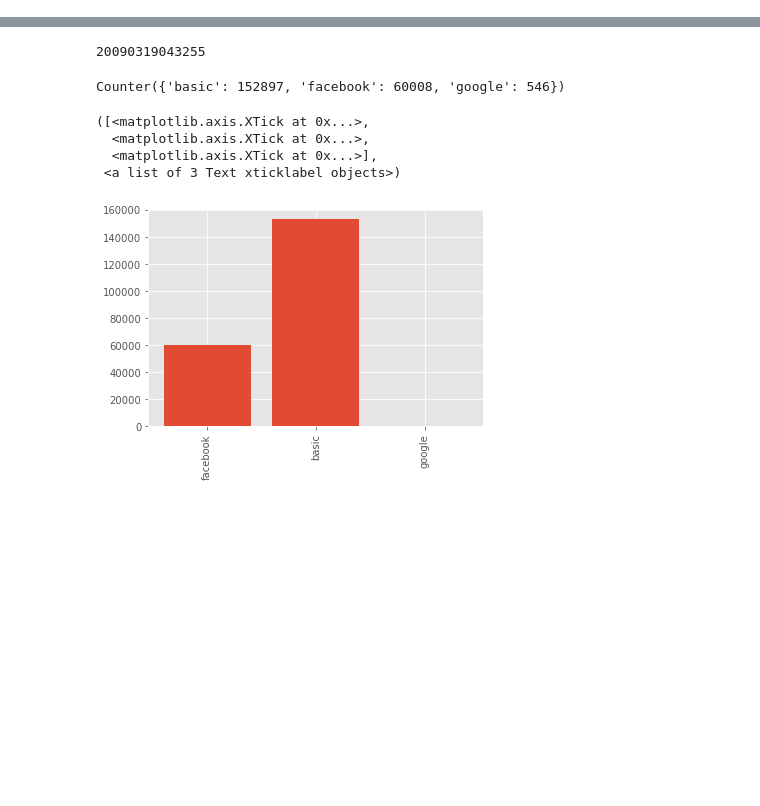
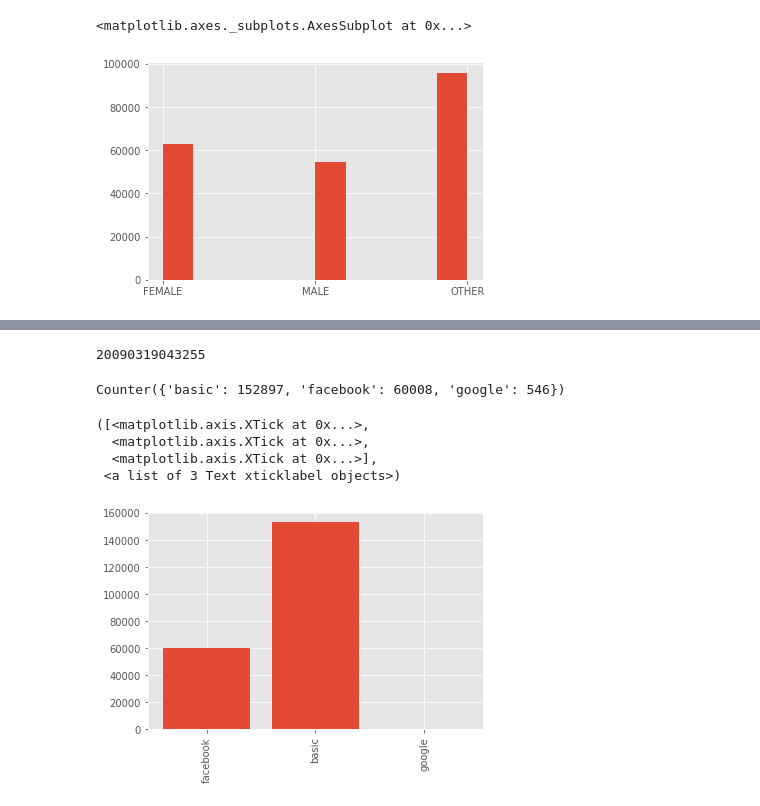
Before and after one commit to anupam-dewan/MLProject, a Jupyter notebook: MLPS_Project.ipynb, the cells around one changed output, grey strips where cells are left out. Saved outputs shown, nothing was run; the diff lists cells and outputs as text; code cells hidden in the pictures; blank space fills up the shorter version.

```diff
--- a/MLPS_Project.ipynb
+++ b/MLPS_Project.ipynb
@@ -31,3 +26,8 @@ train['gender'] = np.where(gender_val=='-unknown-', 'OTHER', gender_val)
+# %%
+train.gender.hist(bins=10)
+# %% [output]
+<matplotlib.axes._subplots.AxesSubplot at 0x...>
+[figure, added]
 # %%
 train['gender'].describe()
 # %% [output]
```
Also changed, not shown: parts of 24 cells of this notebook, 1 other file.
